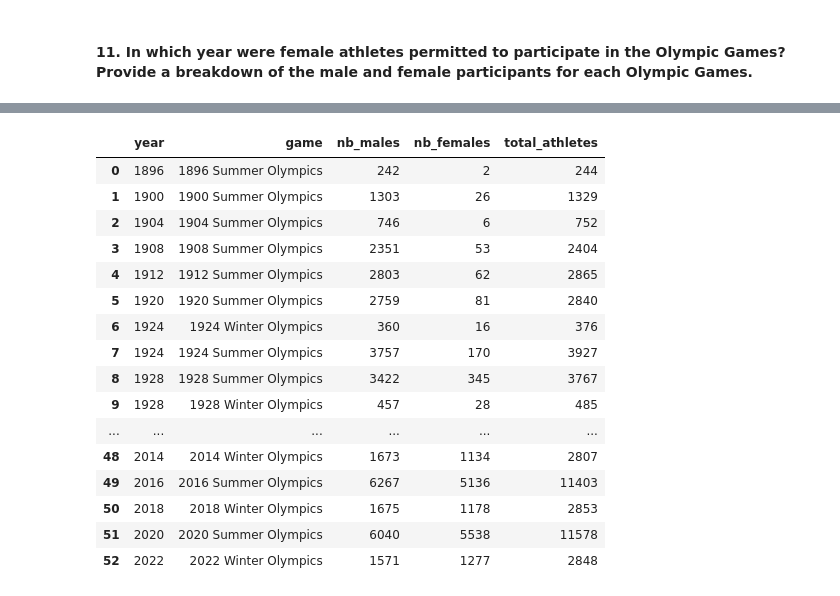
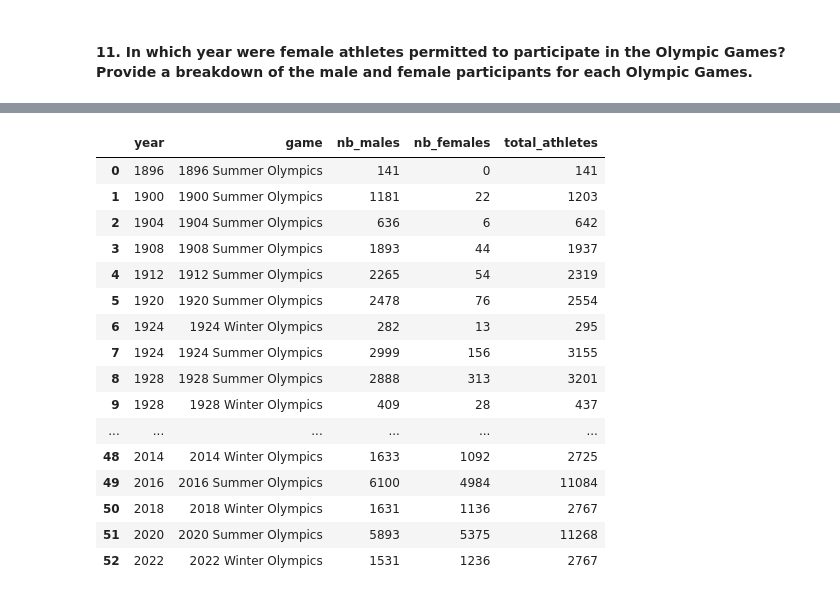
Before and after one commit to chanronnie/Olympics, a Jupyter notebook: analysis/olympics_analysis.ipynb, the cells around one changed output, grey strips where cells are left out. Cells and saved outputs as stored; diff of their text form; code cells hidden in the pictures.

```diff
--- a/analysis/olympics_analysis.ipynb
+++ b/analysis/olympics_analysis.ipynb
@@ -526,48 +570,47 @@ WHERE
 # %%
 pd.read_sql("""
 WITH unique_id_cte AS
 (
     SELECT
         DISTINCT id,
         name,
         gender,
-
         game,
         year
     FROM
     (
         SELECT h.id, h.name, h.gender, h.game, c.year
         FROM olympics.olympic_history_cleaned h
         JOIN olympics.host_cities c ON h.game = c.game
-        WHERE h.event LIKE '%(Olympic)'
+        JOIN olympics.athletes_roles r ON h.id = r.id
+        WHERE r.roles NOT LIKE '%Non-starter%' AND h.event LIKE '%(Olympic)%'
     ) e
 )
 SELECT
     year,
     game,
     SUM(CASE WHEN gender = 'Male' THEN 1 ELSE 0 END) AS nb_males,
     SUM(CASE WHEN gender = 'Female' THEN 1 ELSE 0 END) AS nb_females,
     COUNT(id) AS total_athletes
 FROM unique_id_cte
-
 GROUP BY year, game
 ORDER BY year
 """, conn)
 # %% [output]
 |  | year | game | nb_males | nb_females | total_athletes |
-| 0 | 1896 | 1896 Summer Olympics | 242 | 2 | 244 |
-| 1 | 1900 | 1900 Summer Olympics | 1303 | 26 | 1329 |
-| 2 | 1904 | 1904 Summer Olympics | 746 | 6 | 752 |
-| 3 | 1908 | 1908 Summer Olympics | 2351 | 53 | 2404 |
-| 4 | 1912 | 1912 Summer Olympics | 2803 | 62 | 2865 |
-| 5 | 1920 | 1920 Summer Olympics | 2759 | 81 | 2840 |
-| 6 | 1924 | 1924 Winter Olympics | 360 | 16 | 376 |
-| 7 | 1924 | 1924 Summer Olympics | 3757 | 170 | 3927 |
-| 8 | 1928 | 1928 Summer Olympics | 3422 | 345 | 3767 |
-| 9 | 1928 | 1928 Winter Olympics | 457 | 28 | 485 |
+| 0 | 1896 | 1896 Summer Olympics | 141 | 0 | 141 |
+| 1 | 1900 | 1900 Summer Olympics | 1181 | 22 | 1203 |
+| 2 | 1904 | 1904 Summer Olympics | 636 | 6 | 642 |
+| 3 | 1908 | 1908 Summer Olympics | 1893 | 44 | 1937 |
+| 4 | 1912 | 1912 Summer Olympics | 2265 | 54 | 2319 |
+| 5 | 1920 | 1920 Summer Olympics | 2478 | 76 | 2554 |
+| 6 | 1924 | 1924 Winter Olympics | 282 | 13 | 295 |
+| 7 | 1924 | 1924 Summer Olympics | 2999 | 156 | 3155 |
+| 8 | 1928 | 1928 Summer Olympics | 2888 | 313 | 3201 |
+| 9 | 1928 | 1928 Winter Olympics | 409 | 28 | 437 |
 | ... | ... | ... | ... | ... | ... |
-| 48 | 2014 | 2014 Winter Olympics | 1673 | 1134 | 2807 |
-| 49 | 2016 | 2016 Summer Olympics | 6267 | 5136 | 11403 |
-| 50 | 2018 | 2018 Winter Olympics | 1675 | 1178 | 2853 |
-| 51 | 2020 | 2020 Summer Olympics | 6040 | 5538 | 11578 |
-| 52 | 2022 | 2022 Winter Olympics | 1571 | 1277 | 2848 |
+| 48 | 2014 | 2014 Winter Olympics | 1633 | 1092 | 2725 |
+| 49 | 2016 | 2016 Summer Olympics | 6100 | 4984 | 11084 |
+| 50 | 2018 | 2018 Winter Olympics | 1631 | 1136 | 2767 |
+| 51 | 2020 | 2020 Summer Olympics | 5893 | 5375 | 11268 |
+| 52 | 2022 | 2022 Winter Olympics | 1531 | 1236 | 2767 |
```
Also changed, not shown: parts of 24 cells of this notebook.
